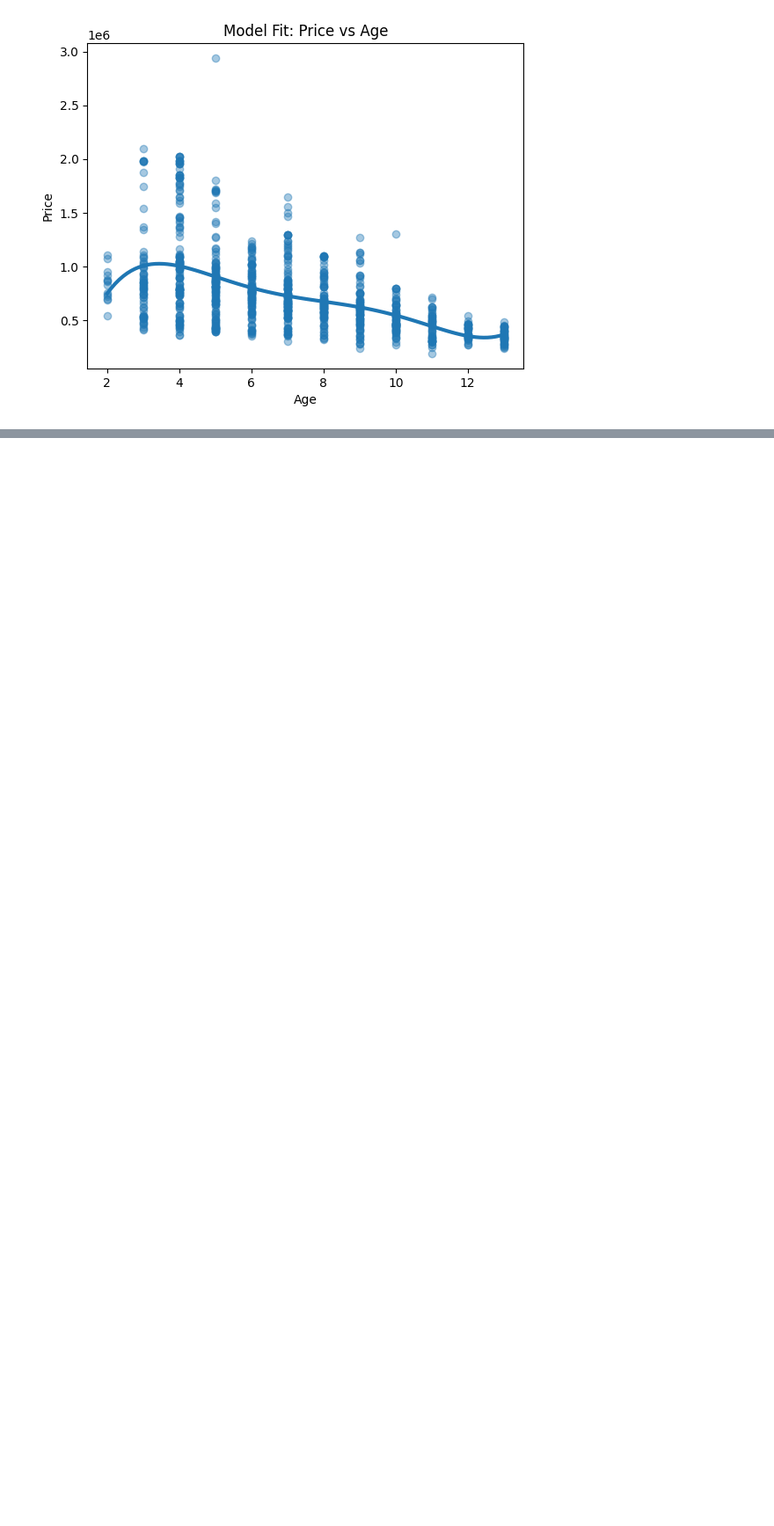
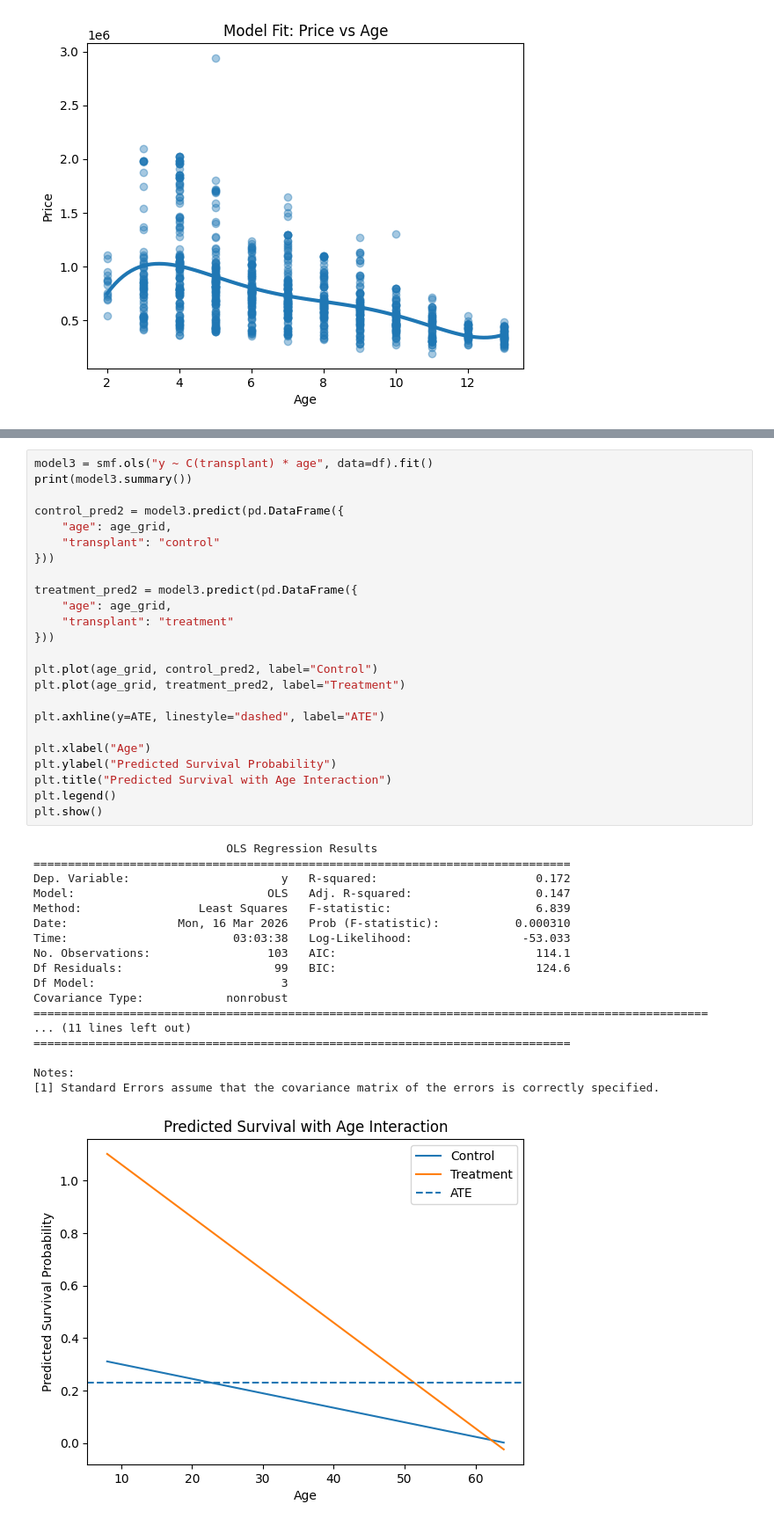
Before and after one commit to brishti-c/undergrad_ml_assignments, a Jupyter notebook: 03_assignment_linear_models.ipynb, the cells around one changed output, grey strips where cells are left out. Shown at 88% size. Cells and saved outputs as stored; diff of their text form; blank space fills up the shorter version.

```diff
--- a/03_assignment_linear_models.ipynb
+++ b/03_assignment_linear_models.ipynb
@@ -387,0 +503,43 @@ Since a heart transplant is a dangerous operation and even people who successful
+# %%
+model3 = smf.ols("y ~ C(transplant) * age", data=df).fit()
+print(model3.summary())
+
+control_pred2 = model3.predict(pd.DataFrame({
+    "age": age_grid,
+    "transplant": "control"
+}))
+
+treatment_pred2 = model3.predict(pd.DataFrame({
+    "age": age_grid,
+    "transplant": "treatment"
+}))
+
+plt.plot(age_grid, control_pred2, label="Control")
+plt.plot(age_grid, treatment_pred2, label="Treatment")
+
+plt.axhline(y=ATE, linestyle="dashed", label="ATE")
+
+plt.xlabel("Age")
+plt.ylabel("Predicted Survival Probability")
+plt.title("Predicted Survival with Age Interaction")
+plt.legend()
+plt.show()
+# %% [output]
+                            OLS Regression Results
+==============================================================================
+Dep. Variable:                      y   R-squared:                       0.172
+Model:                            OLS   Adj. R-squared:                  0.147
+Method:                 Least Squares   F-statistic:                     6.839
+Date:                Mon, 16 Mar 2026   Prob (F-statistic):           0.000310
+Time:                        03:03:38   Log-Likelihood:                -53.033
+No. Observations:                 103   AIC:                             114.1
+Df Residuals:                      99   BIC:                             124.6
+Df Model:                           3
+Covariance Type:            nonrobust
+==================================================================================================
+... (11 lines left out)
+==============================================================================
+
+Notes:
+[1] Standard Errors assume that the covariance matrix of the errors is correctly specified.
+[figure, added]
```
Also changed, not shown: parts of 6 cells of this notebook.
